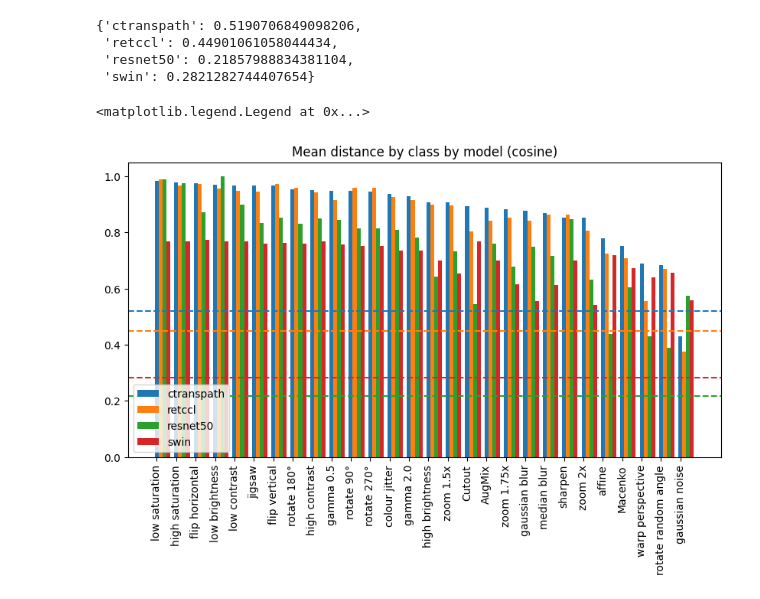
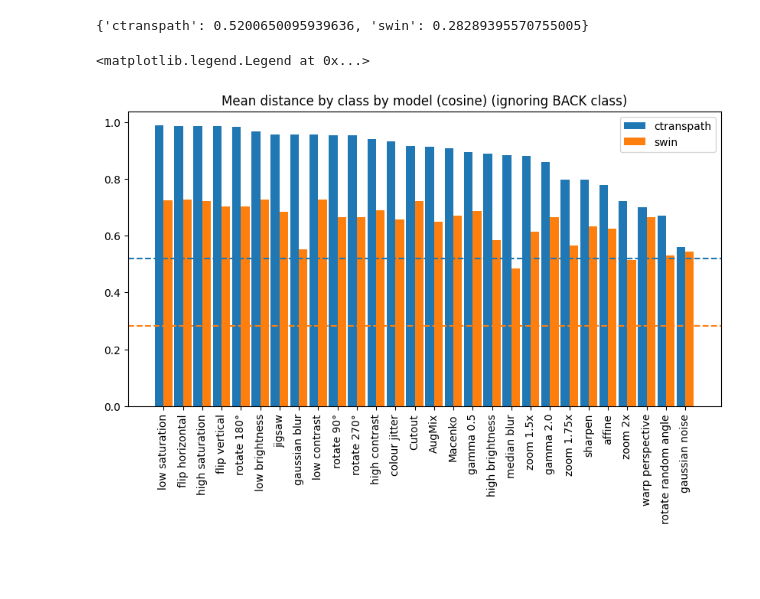
Before and after one commit to georg-wolflein/good-features, a Jupyter notebook: analyze_features.ipynb, the cells around one changed output. Drawn from its saved outputs; the diff is of its cells as text; code cells hidden in the pictures; blank space fills up the shorter version.

```diff
--- a/analyze_features.ipynb
+++ b/analyze_features.ipynb
@@ -11,8 +11,10 @@ from histaug.metrics import compute_dists, SIMILARITY_METRICS
 from histaug.feature_extractors import FEATURE_EXTRACTORS
 # %%
 models = FEATURE_EXTRACTORS.keys()
+models = ["ctranspath", "swin", "resnet50"]
+models = ["ctranspath", "swin"]
 
-features_by_model = {model: load_features(f"/app/results/kather100k_{model}.h5") for model in tqdm(models)}
+features_by_model = {model: load_features(f"/data/histaug/results/kather100k_{model}.zarr") for model in tqdm(models)}
 # %%
 metric = "cosine"
 # metric = "euclidean"
@@ -35,7 +37,7 @@ features_and_dists_by_model = {
 }
 # %%
 mean_dist_by_class_by_model = {
-    model: feats.dists[(feats.labels == "BACK") & (feats.dists["Macenko"] != 1.0)].mean()
+    model: feats.dists[(feats.labels != "BACK") & (feats.dists["Macenko"] != 1.0)].mean()
     for model, feats in features_and_dists_by_model.items()
 }
 # %%
@@ -51,30 +53,28 @@ baseline_similarity_by_model = {
 }
 baseline_similarity_by_model
 # %% [output]
-{'ctranspath': 0.5190706849098206,
- 'retccl': 0.44901061058044434,
- 'resnet50': 0.21857988834381104,
- 'swin': 0.2821282744407654}
+{'ctranspath': 0.5200650095939636, 'swin': 0.28289395570755005}
 # %%
 df = pd.DataFrame(mean_dist_by_class_by_model).sort_values(by="ctranspath", ascending=False)
 
 plt.figure(figsize=(10, 5))
-plt.title(f"Mean distance by class by model ({metric})")
+plt.title(f"Mean distance by class by model ({metric}) (ignoring BACK class)")
 
 colors = plt.rcParams["axes.prop_cycle"].by_key()["color"]
 model_colors = {model: colors[i % len(colors)] for i, model in enumerate(df.columns)}
 
 # Grouped bar chart
+w = 0.8 / len(df.columns)
 for i, (model, d) in enumerate(df.items()):
-    b = plt.bar(x=np.arange(len(d)) + i * 0.2, height=d, width=0.2, label=model, color=model_colors[model])
+    b = plt.bar(x=np.arange(len(d)) + i * w, height=d, width=w, label=model, color=model_colors[model])
 
 # Show baseline similarity as horizontal lines
 for model, baseline_similarity in baseline_similarity_by_model.items():
     plt.axhline(baseline_similarity, linestyle="--", color=model_colors[model])
 
-plt.xticks(np.arange(len(d)), d.index, rotation=90)
+plt.xticks(np.arange(len(d)) + w / 2, d.index, rotation=90)
 
-plt.legend(loc="lower left")
+plt.legend(loc="upper right")
 # %% [output]
 <matplotlib.legend.Legend at 0x...>
-[figure, old version]
+[figure, new version]
```
Also changed, not shown: 1 other file.
